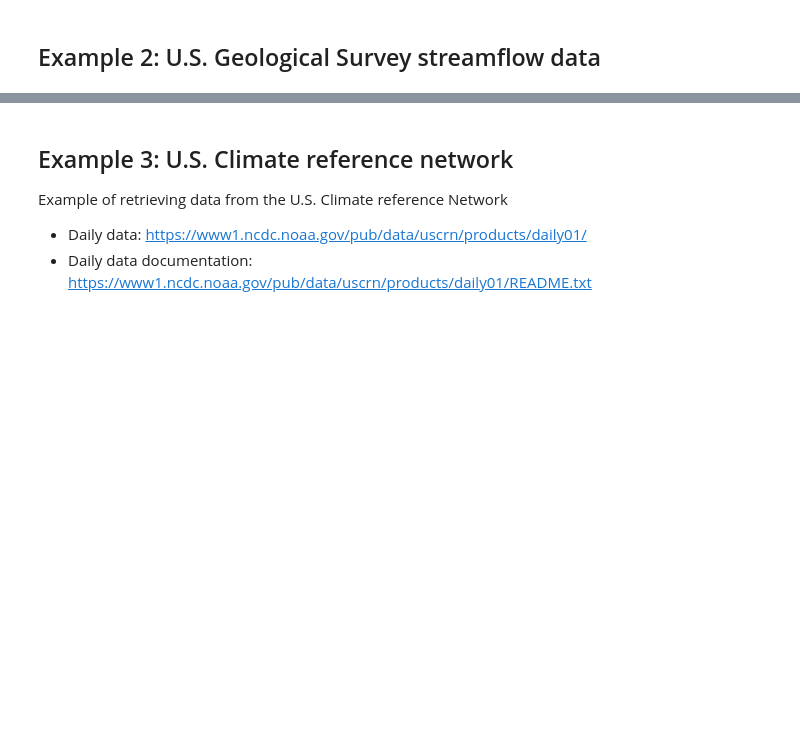
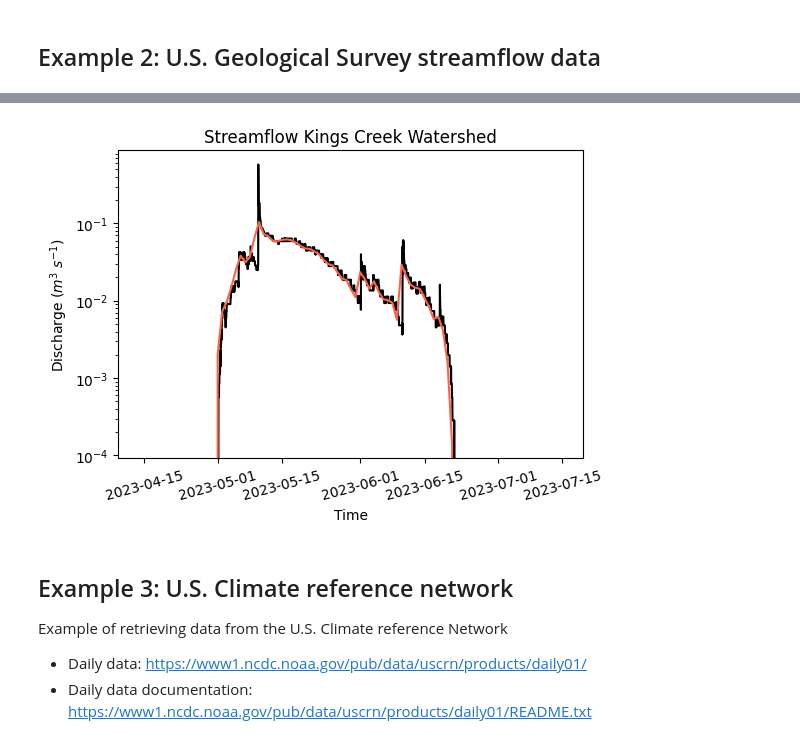
Before and after one commit to soilwater/pynotes-agriscience, a Jupyter notebook: exercises/request_web_data.ipynb, the cells around one changed output, grey strips where cells are left out. Cells and saved outputs as stored; diff of their text form; code cells hidden in the pictures; blank space fills up the shorter version.

```diff
--- a/exercises/request_web_data.ipynb
+++ b/exercises/request_web_data.ipynb
@@ -199,0 +204,4 @@ df_usgs.head(3)
+# %%
+# Set 'datetime' column as timeindex
+df_usgs.set_index('datetime', inplace=True)
+df_usgs.head(3)
@@ -199,0 +214,12 @@ df_usgs.head(3)
+# %%
+# Aggregate data hourly
+df_usgs_daily = df_usgs.resample('1D').agg({'agency_cd':np.unique,
+                                             'site_no':np.unique,
+                                             'tz_cd':np.unique,
+                                             'discharge_ft3_s':'mean',
+                                             'status_discharge':np.unique,
+                                             'height_ft':'mean',
+                                             'status_height':np.unique,
+                                             'discharge_m3_per_s':'mean',
+                                             'height_m':'mean'})
+df_usgs_daily.head(3)
@@ -200,3 +232,16 @@ df_usgs.head(3)
+# %%
+# Plot figure to make sure that data downloaded correctly
+plt.figure(figsize=(6,4))
+plt.title('Streamflow Kings Creek Watershed')
+plt.plot(df_usgs['discharge_m3_per_s'], color='k')
+plt.plot(df_usgs_daily['discharge_m3_per_s'], color='tomato')
+plt.yscale('log')
+plt.xlabel('Time')
+plt.ylabel('Discharge ($m^3 \ s^{-1})$')
+plt.xticks(rotation=15)
+plt.show()
+# %% [output]
+[figure, added]
 # %% [markdown]
 ## Example 3: U.S. Climate reference network
 
```
Also changed, not shown: parts of 7 cells of this notebook, 5 other files.
